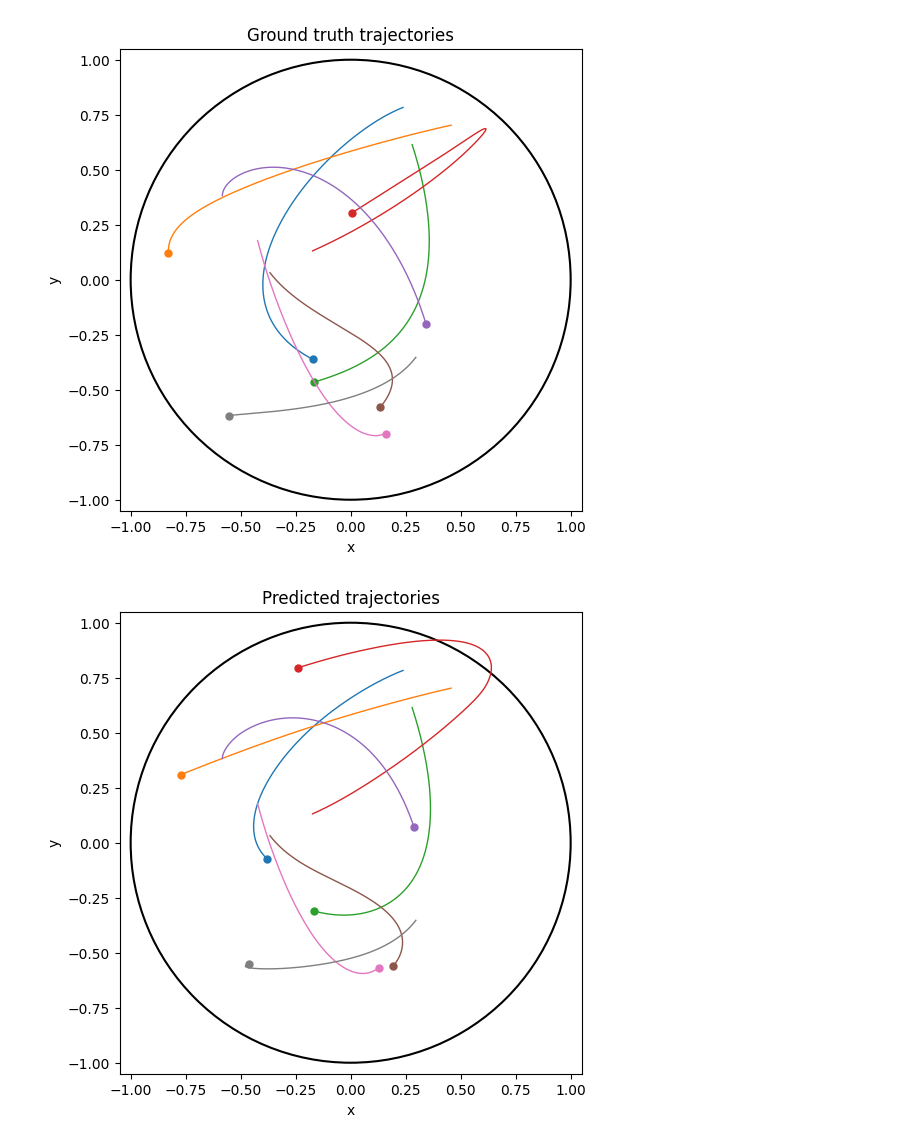
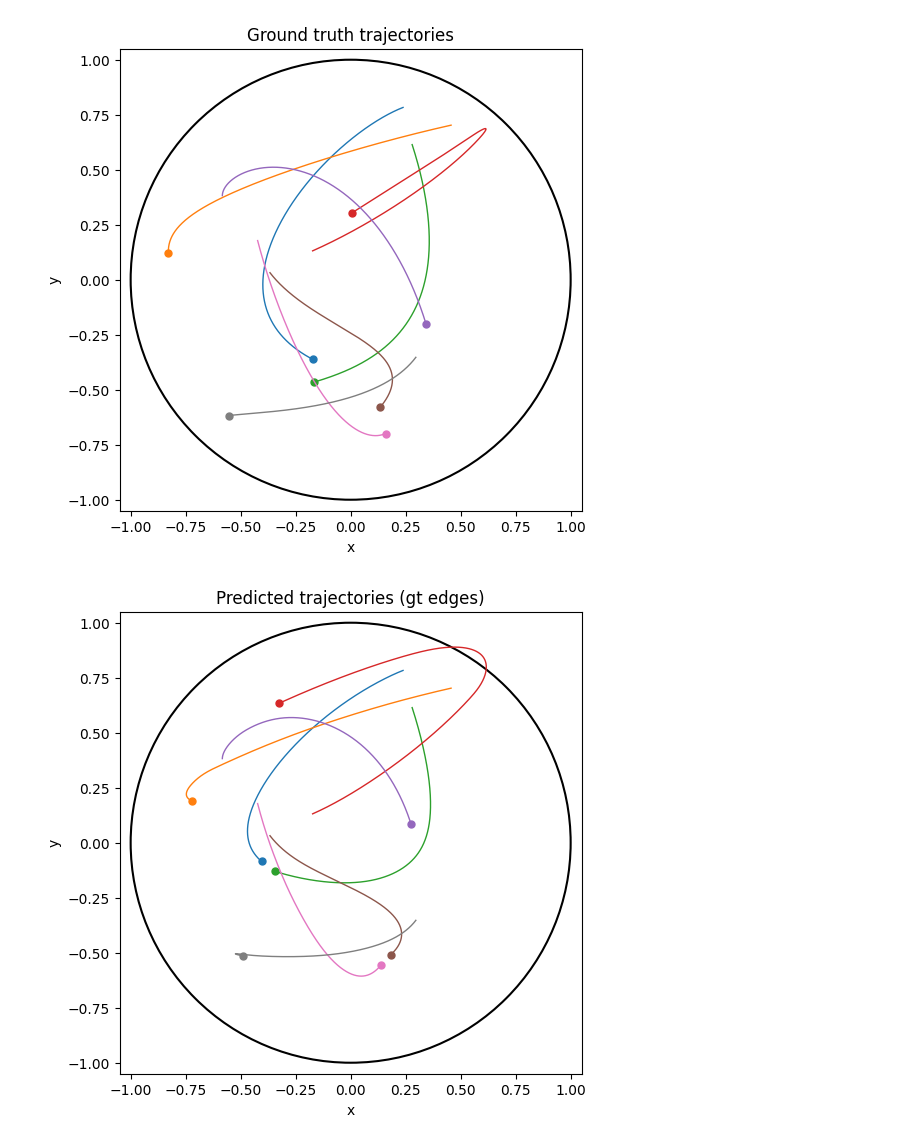
Before and after one commit to GrantMcConachie/interaction_rule_gnn, a Jupyter notebook: notebooks/plot_rollout.ipynb, the cells around one changed output. Drawn from its saved outputs; the diff is of its cells as text; code cells hidden in the pictures.

```diff
--- a/notebooks/plot_rollout.ipynb
+++ b/notebooks/plot_rollout.ipynb
@@ -9,23 +9,27 @@ from train_utils import utils
 from dataset_utils.synthetic_utils import plot_trajectories
 # %%
 # get the predictions and the ground truth
-preds = pkl.load(open('../results/SpringMass/MPNN/model/pred_acc/trial_0_rollout_preds.pkl', 'rb'))
 ground_truth = pkl.load(open('../data/spring_mass/static_graph/graphs/trial_0.pkl', 'rb'))
 # %%
 # split data up into train
-config = yaml.safe_load(open('../results/SpringMass/MPNN/model/pred_acc/trial_0_config.yaml', 'r'))
+config = yaml.safe_load(open('../results/SpringMass/GAT/model/pred_acc_gt_edges/trial_0_config.yaml', 'r'))
 dat_train, dat_val, dat_test = utils.split_with_config(ground_truth, config)
 
 # plotting ground truth
 gt_pos = torch.stack([i.pos for i in dat_test])
 ax = plot_trajectories(gt_pos.permute(2, 1, 0))
 ax.set_title('Ground truth trajectories')
 
 # Plotting predictions
+preds = pkl.load(open('../results/SpringMass/MPNN/model/sanity_check/trial_0_rollout_preds.pkl', 'rb'))
 ax = plot_trajectories(torch.stack(preds).permute(2, 1, 0))
-ax.set_title("Predicted trajectories")
+ax.set_title("Predicted trajectories (gt edges)")
+
+# preds = pkl.load(open('../results/SpringMass/GAT/model/pred_acc_no_edges/trial_0_rollout_preds.pkl', 'rb'))
+# ax = plot_trajectories(torch.stack(preds).permute(2, 1, 0))
+# ax.set_title("Predicted trajectories (no edges)")
 
 plt.show()
 # %% [output]
 [figure]
-[figure, old version]
+[figure, new version]
```
Also changed, not shown: parts of 1 cell of this notebook, 5 other files.
